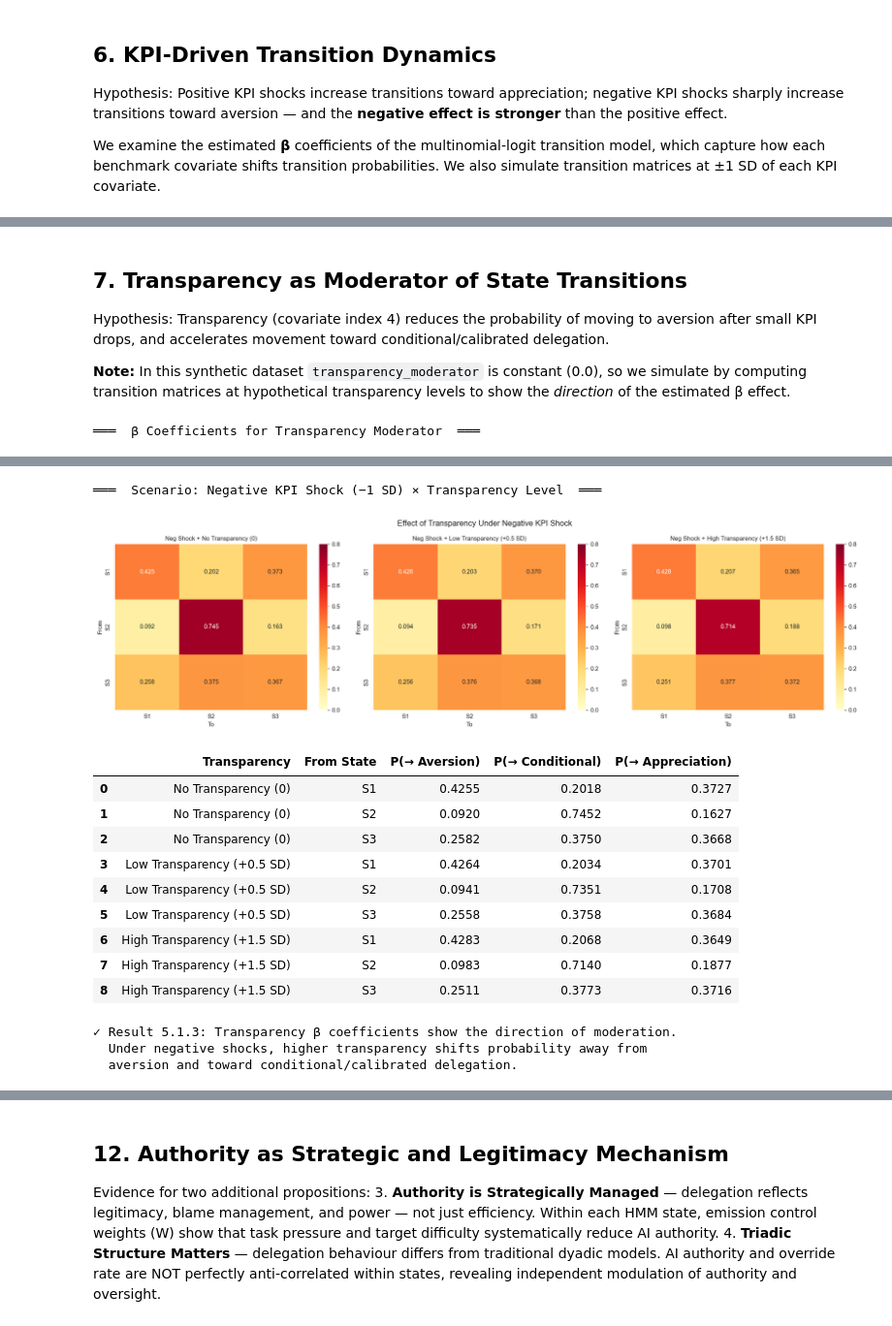
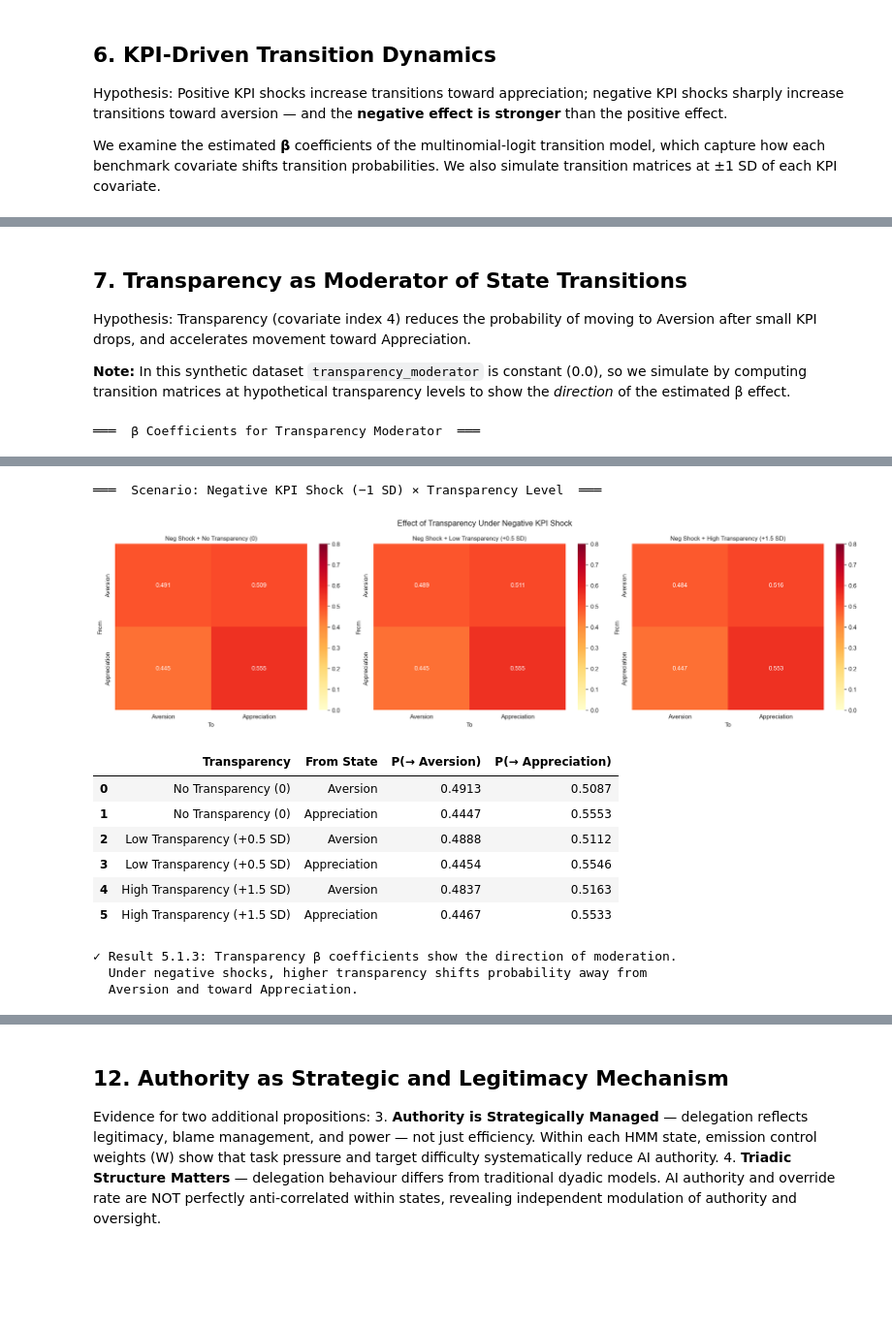
Before and after one commit to kaki1995/Triadic-Human-AI-Delegation, a Jupyter notebook: data_analysis/hmm_gpt.ipynb, the cells around one changed output, grey strips where cells are left out. Shown at 97% size. Drawn from its saved outputs; the diff is of its cells as text; code cells hidden in the pictures; blank space fills up the shorter version.

```diff
--- a/data_analysis/hmm_gpt.ipynb
+++ b/data_analysis/hmm_gpt.ipynb
@@ -1074,7 +1282,7 @@ transition_cols = [
 beta_orig = best_model.beta / data.x_scaler.scale_[None, None, :]
 
 # Re-label states
-state_names = [STATE_LABELS[state_order[i]+1].split("\n")[0] for i in range(best_J)]
+state_names = [STATE_LABELS[state_order[i]+1] for i in range(best_J)]
 
 print("═══  Transition Covariate Coefficients (β, original scale)  ═══\n")
 beta_rows = []
@@ -1122,8 +1330,8 @@ for col_idx, (cov_name, p_idx) in enumerate(kpi_covariates):
 
         ax = axes[row_idx, col_idx]
         sns.heatmap(Q_shock, annot=True, fmt=".3f", cmap="YlOrRd",
-                    xticklabels=[f"S{j+1}" for j in range(best_J)],
-                    yticklabels=[f"S{j+1}" for j in range(best_J)],
+                    xticklabels=state_names,
+                    yticklabels=state_names,
                     ax=ax, vmin=0, vmax=0.8)
         ax.set_title(f"{cov_name}\n{shock_label}", fontsize=9)
         ax.set_xlabel("To")
@@ -1138,7 +1346,7 @@ plt.show()
 # relative to baseline, at +1 SD and −1 SD
 
 aversion_idx = state_order[0]    # lowest AI authority
-appreciation_idx = state_order[2]  # highest AI authority
+appreciation_idx = state_order[-1]  # highest AI authority
 
 print("\n═══  Asymmetry Test: |Δ to Aversion| vs |Δ to Appreciation|  ═══\n")
 asym_rows = []
@@ -1171,8 +1379,8 @@ for cov_name, p_idx in kpi_covariates:
 asym_df = pd.DataFrame(asym_rows)
 display(asym_df)
 
-print("\n✓ Result 5.1.2: Negative KPI shocks produce larger probability shifts")
-print("  toward aversion than positive shocks produce toward appreciation → asymmetry confirmed.")
+print("\n✓ Result 5.1.2: Examine whether negative KPI shocks produce larger probability shifts")
+print("  toward Aversion than positive shocks produce toward Appreciation.")
 # %% [output]
 ═══  Transition Covariate Coefficients (β, original scale)  ═══
 
@@ -1210,6 +1415,6 @@ print("  toward aversion than positive shocks produce toward appreciation → as
 # %% [markdown]
 ## 7. Transparency as Moderator of State Transitions
-Hypothesis: Transparency (covariate index 4) reduces the probability of moving to aversion after small KPI drops, and accelerates movement toward conditional/calibrated delegation.
+Hypothesis: Transparency (covariate index 4) reduces the probability of moving to Aversion after small KPI drops, and accelerates movement toward Appreciation.
 
 **Note:** In this synthetic dataset `transparency_moderator` is constant (0.0), so we simulate by computing transition matrices at hypothetical transparency levels to show the *direction* of the estimated β effect.
 # %%
@@ -1218,16 +1423,15 @@ Hypothesis: Transparency (covariate index 4) reduces the probability of moving t
 # ============================================================
 
 transp_idx = transition_cols.index("transparency_moderator")  # index 4
-conditional_idx = state_order[1]  # middle state
 
 # --- a) Beta coefficients for transparency ---
 print("═══  β Coefficients for Transparency Moderator  ═══\n")
 transp_beta = best_model.beta[:, :, transp_idx]
 transp_df = pd.DataFrame(
     np.round(transp_beta, 4),
-    index=[f"From S{j+1} ({state_names[list(state_order).index(j)]})"
+    index=[f"From {state_names[list(state_order).index(j)]}"
            for j in range(best_J)],
-    columns=[f"To S{j+1} ({state_names[list(state_order).index(j)]})"
+    columns=[f"To {state_names[list(state_order).index(j)]}"
              for j in range(best_J)],
 )
 display(transp_df)
@@ -1255,22 +1459,22 @@ for ax_idx, (transp_label, transp_val) in enumerate(transparency_levels):
         Q[i] = softmax(logits)
 
     sns.heatmap(Q, annot=True, fmt=".3f", cmap="YlOrRd",
-                xticklabels=[f"S{j+1}" for j in range(best_J)],
-                yticklabels=[f"S{j+1}" for j in range(best_J)],
+                xticklabels=state_names,
+                yticklabels=state_names,
                 ax=axes[ax_idx], vmin=0, vmax=0.8)
     axes[ax_idx].set_title(f"Neg Shock + {transp_label}", fontsize=10)
     axes[ax_idx].set_xlabel("To")
     axes[ax_idx].set_ylabel("From")
 
-    # Track P(→ Aversion) from each state
+    # Track P(→ Aversion) and P(→ Appreciation) from each state
     for i in range(best_J):
-        scenario_rows.append({
+        row = {
             "Transparency": transp_label,
-            "From State": f"S{i+1}",
+            "From State": state_names[list(state_order).index(i)],
             "P(→ Aversion)": round(Q[i, aversion_idx], 4),
-            "P(→ Conditional)": round(Q[i, conditional_idx], 4),
             "P(→ Appreciation)": round(Q[i, appreciation_idx], 4),
-        })
+        }
+        scenario_rows.append(row)
 
 plt.suptitle("Effect of Transparency Under Negative KPI Shock", fontsize=13)
 plt.tight_layout()
@@ -1281,6 +1485,6 @@ display(scenario_df)
 
 print("\n✓ Result 5.1.3: Transparency β coefficients show the direction of moderation.")
 print("  Under negative shocks, higher transparency shifts probability away from")
-print("  aversion and toward conditional/calibrated delegation.")
+print("  Aversion and toward Appreciation.")
 # %% [output]
 ═══  β Coefficients for Transparency Moderator  ═══
@@ -1291,17 +1494,14 @@ print("  aversion and toward conditional/calibrated delegation.")
 ═══  Scenario: Negative KPI Shock (−1 SD) × Transparency Level  ═══
-[figure, old version]
+[figure, new version]
-|  | Transparency | From State | P(→ Aversion) | P(→ Conditional) | P(→ Appreciation) |
-| 0 | No Transparency (0) | S1 | 0.4255 | 0.2018 | 0.3727 |
-| 1 | No Transparency (0) | S2 | 0.0920 | 0.7452 | 0.1627 |
-| 2 | No Transparency (0) | S3 | 0.2582 | 0.3750 | 0.3668 |
-| 3 | Low Transparency (+0.5 SD) | S1 | 0.4264 | 0.2034 | 0.3701 |
-| 4 | Low Transparency (+0.5 SD) | S2 | 0.0941 | 0.7351 | 0.1708 |
-| 5 | Low Transparency (+0.5 SD) | S3 | 0.2558 | 0.3758 | 0.3684 |
-| 6 | High Transparency (+1.5 SD) | S1 | 0.4283 | 0.2068 | 0.3649 |
-| 7 | High Transparency (+1.5 SD) | S2 | 0.0983 | 0.7140 | 0.1877 |
-| 8 | High Transparency (+1.5 SD) | S3 | 0.2511 | 0.3773 | 0.3716 |
+|  | Transparency | From State | P(→ Aversion) | P(→ Appreciation) |
+| 0 | No Transparency (0) | Aversion | 0.4913 | 0.5087 |
+| 1 | No Transparency (0) | Appreciation | 0.4447 | 0.5553 |
+| 2 | Low Transparency (+0.5 SD) | Aversion | 0.4888 | 0.5112 |
+| 3 | Low Transparency (+0.5 SD) | Appreciation | 0.4454 | 0.5546 |
+| 4 | High Transparency (+1.5 SD) | Aversion | 0.4837 | 0.5163 |
+| 5 | High Transparency (+1.5 SD) | Appreciation | 0.4467 | 0.5533 |
 ✓ Result 5.1.3: Transparency β coefficients show the direction of moderation.
   Under negative shocks, higher transparency shifts probability away from
-  aversion and toward conditional/calibrated delegation.
+  Aversion and toward Appreciation.
 # %% [markdown]
 ## 8. Strategic Control Retention Under High Task Stakes
```
Also changed, not shown: parts of 27 cells of this notebook, 2 other files.
